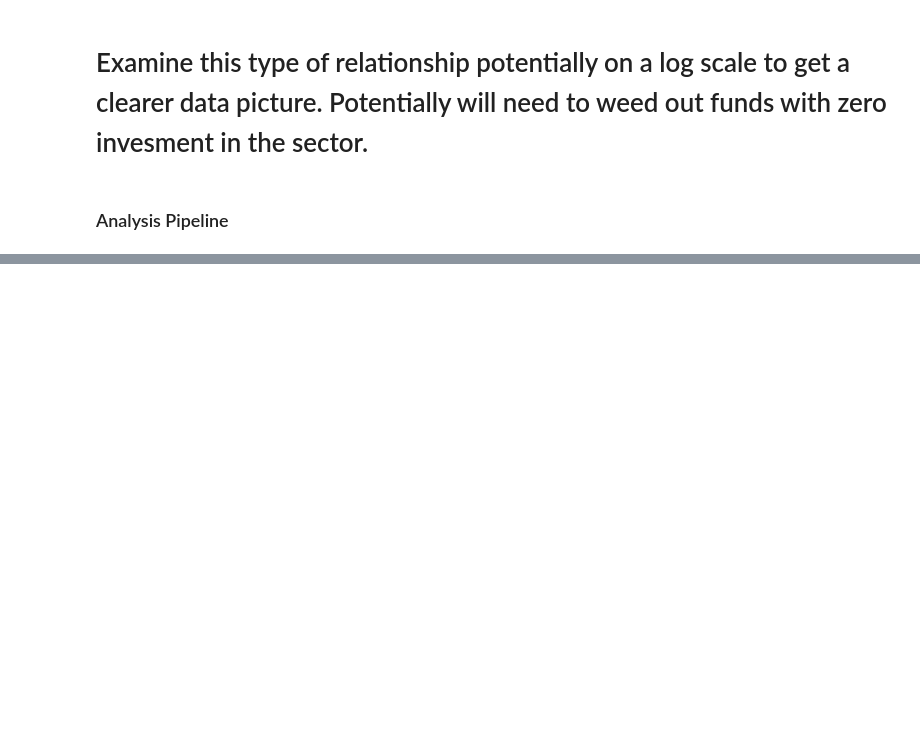
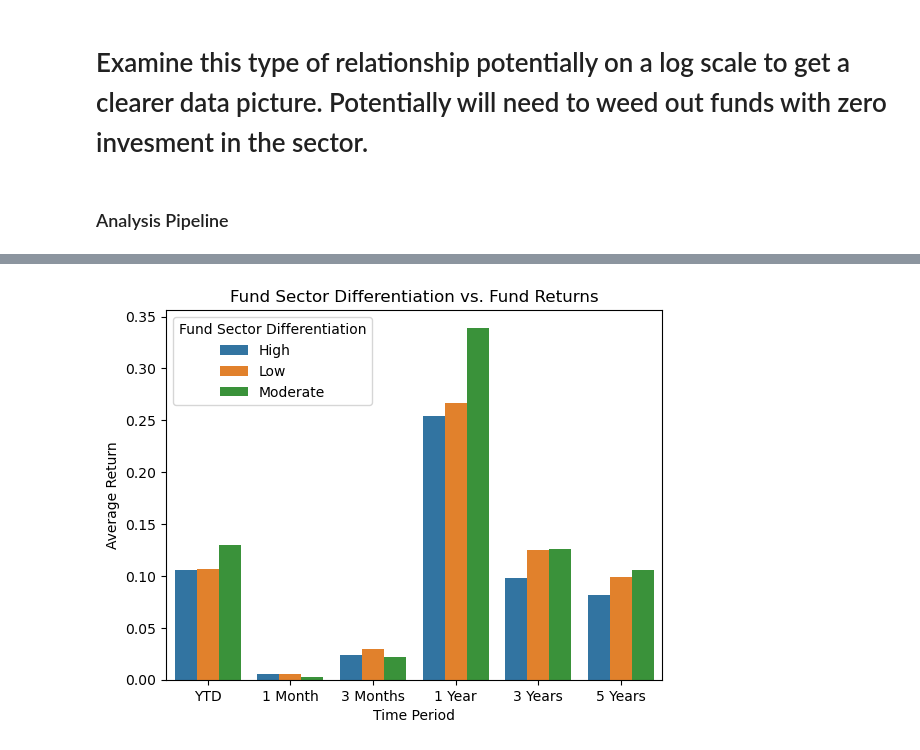
Before and after one commit to ubco-W2022T2-data301/project-group-group-57, a Jupyter notebook: analysis/analysis_Adam_Goebel.ipynb, the cells around one changed output, grey strips where cells are left out. Saved outputs shown, nothing was run; the diff lists cells and outputs as text; code cells hidden in the pictures; blank space fills up the shorter version.

Commit message:
Data Pipeline

```diff
--- a/analysis/analysis_Adam_Goebel.ipynb
+++ b/analysis/analysis_Adam_Goebel.ipynb
@@ -139,0 +205,14 @@ df
+# %%
+grouped_data = df.groupby('fund_sector_differentiation')[['fund_return_ytd', 'fund_return_1month', 'fund_return_3months', 'fund_return_1year', 'fund_return_3years', 'fund_return_5years']].mean()
+grouped_data = grouped_data.reset_index()
+melted_data = pd.melt(grouped_data, id_vars=['fund_sector_differentiation'], value_vars=['fund_return_ytd', 'fund_return_1month', 'fund_return_3months', 'fund_return_1year', 'fund_return_3years', 'fund_return_5years'], var_name='time_period', value_name='average_return')
+ax = sns.barplot(x='time_period', y='average_return', hue='fund_sector_differentiation', data=melted_data)
+ax.set_xlabel('Time Period')
+ax.set_ylabel('Average Return')
+ax.set_title('Fund Sector Differentiation vs. Fund Returns')
+plt.legend(title='Fund Sector Differentiation')
+new_labels = ['YTD', '1 Month', '3 Months', '1 Year', '3 Years', '5 Years']
+plt.xticks(range(len(new_labels)), new_labels)
+plt.show()
+# %% [output]
+[figure, added]
```
Also changed, not shown: parts of 18 cells of this notebook.
